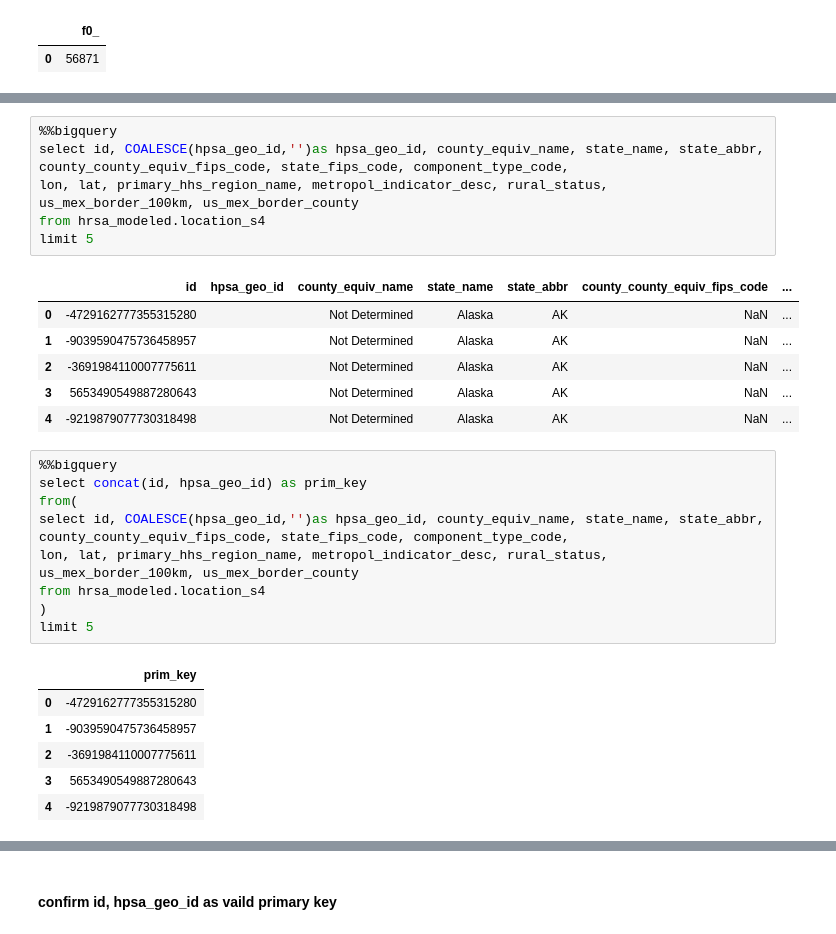
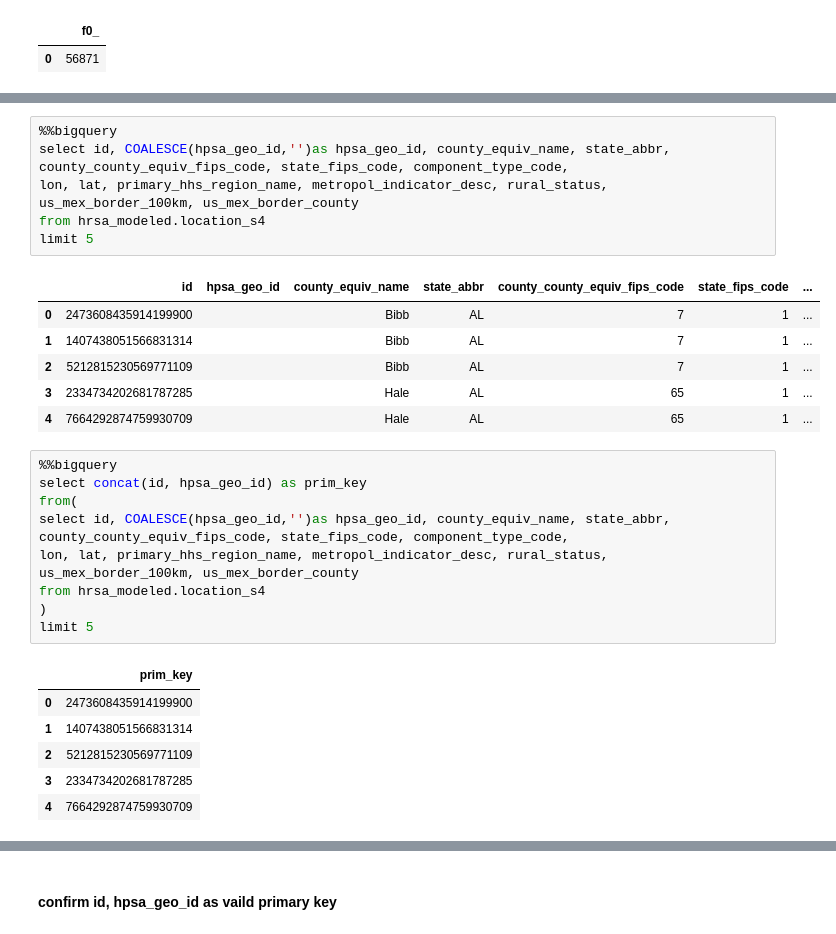
Before and after one commit to cs327e-spring2020/stacy_gomez, a Jupyter notebook: extra_cred/hrsa_modeled.ipynb, the cells around one changed output, grey strips where cells are left out. Cells and saved outputs as stored; diff of their text form.

```diff
--- a/extra_cred/hrsa_modeled.ipynb
+++ b/extra_cred/hrsa_modeled.ipynb
@@ -411,33 +411,33 @@ where hpsa_geo_id is null
 |  |
 # %%
 %%bigquery
-select id, COALESCE(hpsa_geo_id,'')as hpsa_geo_id, county_equiv_name, state_name, state_abbr, county_county_equiv_fips_code, state_fips_code, component_type_code,
+select id, COALESCE(hpsa_geo_id,'')as hpsa_geo_id, county_equiv_name, state_abbr, county_county_equiv_fips_code, state_fips_code, component_type_code,
 lon, lat, primary_hhs_region_name, metropol_indicator_desc, rural_status, us_mex_border_100km, us_mex_border_county
 from hrsa_modeled.location_s4
 limit 5
 # %% [output]
-|  | id | hpsa_geo_id | county_equiv_name | state_name | state_abbr | county_county_equiv_fips_code | ... |
-| 0 | -4729162777355315280 |  | Not Determined | Alaska | AK | NaN | ... |
-| 1 | -9039590475736458957 |  | Not Determined | Alaska | AK | NaN | ... |
-| 2 | -3691984110007775611 |  | Not Determined | Alaska | AK | NaN | ... |
-| 3 | 5653490549887280643 |  | Not Determined | Alaska | AK | NaN | ... |
-| 4 | -9219879077730318498 |  | Not Determined | Alaska | AK | NaN | ... |
+|  | id | hpsa_geo_id | county_equiv_name | state_abbr | county_county_equiv_fips_code | state_fips_code | ... |
+| 0 | 2473608435914199900 |  | Bibb | AL | 7 | 1 | ... |
+| 1 | 1407438051566831314 |  | Bibb | AL | 7 | 1 | ... |
+| 2 | 5212815230569771109 |  | Bibb | AL | 7 | 1 | ... |
+| 3 | 2334734202681787285 |  | Hale | AL | 65 | 1 | ... |
+| 4 | 7664292874759930709 |  | Hale | AL | 65 | 1 | ... |
 # %%
 %%bigquery
 select concat(id, hpsa_geo_id) as prim_key
 from(
-select id, COALESCE(hpsa_geo_id,'')as hpsa_geo_id, county_equiv_name, state_name, state_abbr, county_county_equiv_fips_code, state_fips_code, component_type_code,
+select id, COALESCE(hpsa_geo_id,'')as hpsa_geo_id, county_equiv_name, state_abbr, county_county_equiv_fips_code, state_fips_code, component_type_code,
 lon, lat, primary_hhs_region_name, metropol_indicator_desc, rural_status, us_mex_border_100km, us_mex_border_county
 from hrsa_modeled.location_s4
 )
 limit 5
 # %% [output]
 |  | prim_key |
-| 0 | -4729162777355315280 |
-| 1 | -9039590475736458957 |
-| 2 | -3691984110007775611 |
-| 3 | 5653490549887280643 |
-| 4 | -9219879077730318498 |
+| 0 | 2473608435914199900 |
+| 1 | 1407438051566831314 |
+| 2 | 5212815230569771109 |
+| 3 | 2334734202681787285 |
+| 4 | 7664292874759930709 |
 # %%
 %%bigquery
 create or replace table hrsa_modeled.location_s5 as
```
Also changed, not shown: parts of 15 cells of this notebook, 1 other file.
